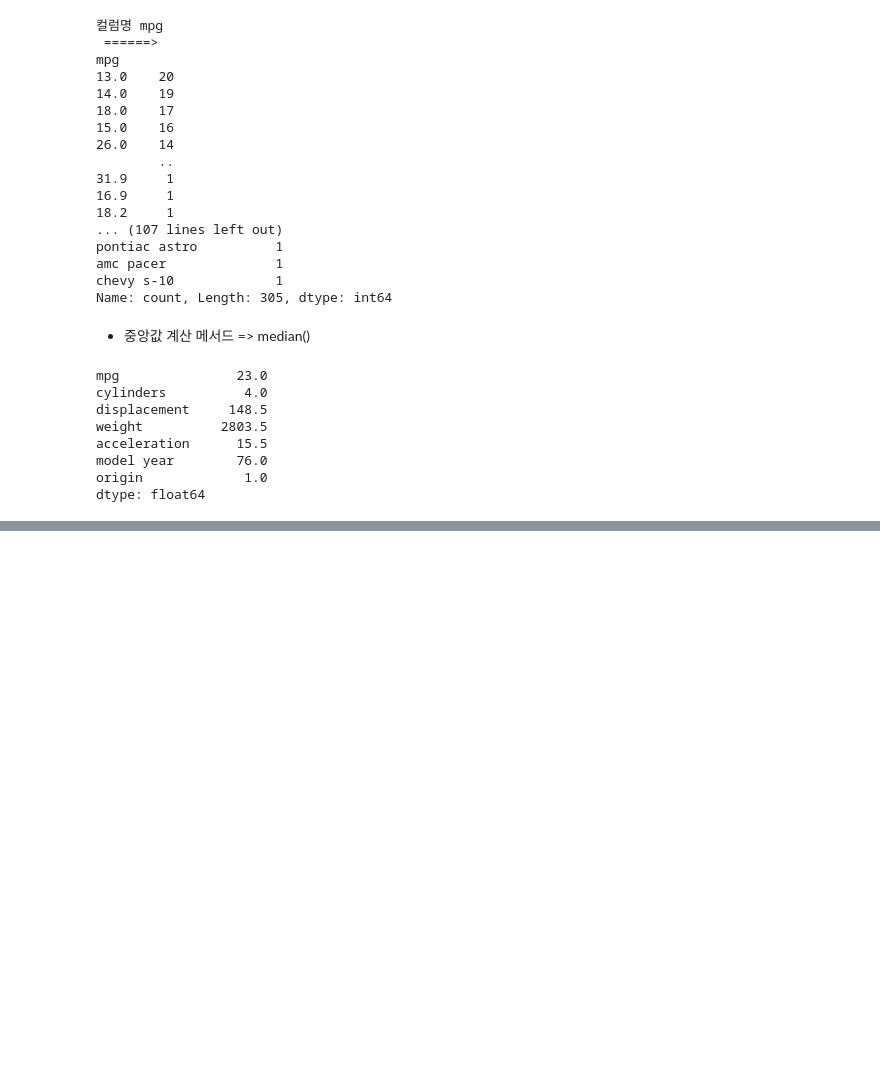
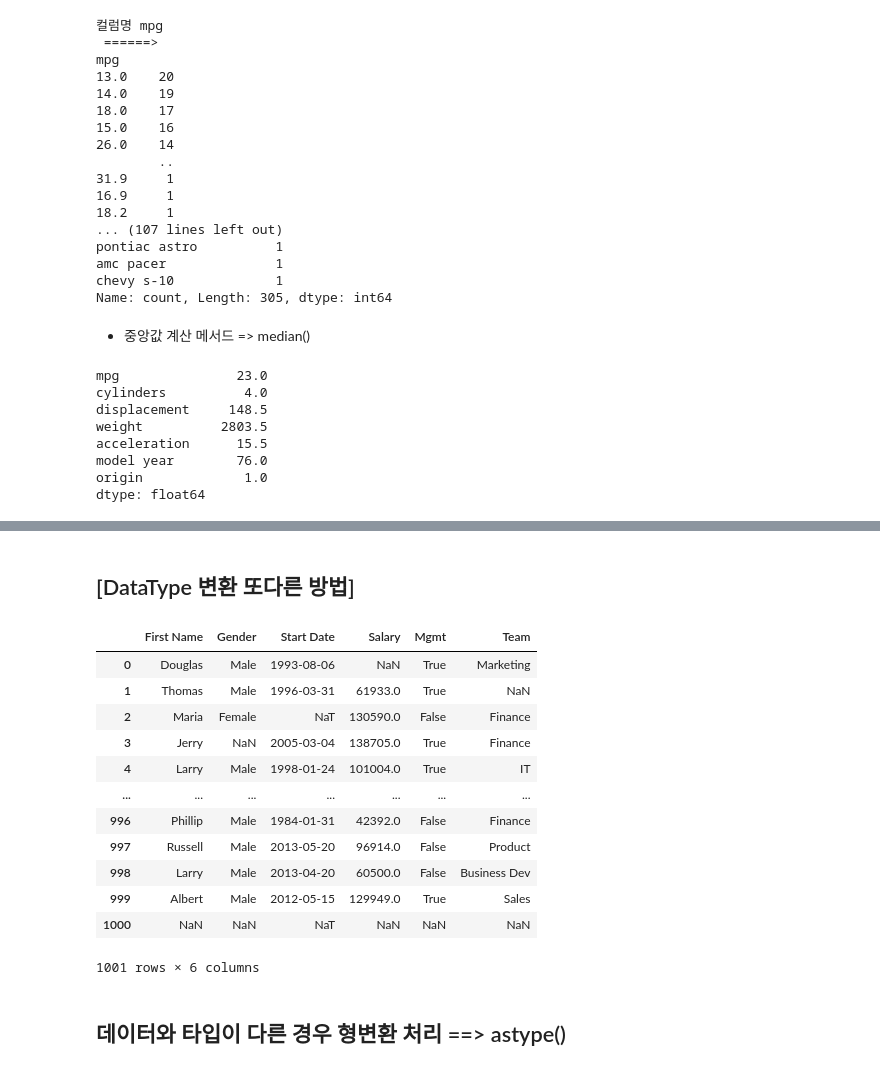
Before and after one commit to MokaSoda/KDT5PandasPractice, a Jupyter notebook: 20240115/ex_mpg.ipynb, the cells around one changed output, grey strips where cells are left out. Saved outputs shown, nothing was run; the diff lists cells and outputs as text; code cells hidden in the pictures; blank space fills up the shorter version.

```diff
--- a/20240115/ex_mpg.ipynb
+++ b/20240115/ex_mpg.ipynb
@@ -237,0 +404,23 @@ dtype: float64
+# %% [markdown]
+## [DataType 변환 또다른 방법]
+# %%
+file2 = '../DATA/employees.csv'
+
+empDF = pd.read_csv(file2, parse_dates=['Start Date'])
+empDF
+# %% [output]
+|  | First Name | Gender | Start Date | Salary | Mgmt | Team |
+| 0 | Douglas | Male | 1993-08-06 | NaN | True | Marketing |
+| 1 | Thomas | Male | 1996-03-31 | 61933.0 | True | NaN |
+| 2 | Maria | Female | NaT | 130590.0 | False | Finance |
+| 3 | Jerry | NaN | 2005-03-04 | 138705.0 | True | Finance |
+| 4 | Larry | Male | 1998-01-24 | 101004.0 | True | IT |
+| ... | ... | ... | ... | ... | ... | ... |
+| 996 | Phillip | Male | 1984-01-31 | 42392.0 | False | Finance |
+| 997 | Russell | Male | 2013-05-20 | 96914.0 | False | Product |
+| 998 | Larry | Male | 2013-04-20 | 60500.0 | False | Business Dev |
+| 999 | Albert | Male | 2012-05-15 | 129949.0 | True | Sales |
+| 1000 | NaN | NaN | NaT | NaN | NaN | NaN |
+1001 rows × 6 columns
+# %% [markdown]
+## 데이터와 타입이 다른 경우 형변환 처리 ==> astype()
```
Also changed, not shown: parts of 39 cells of this notebook.
